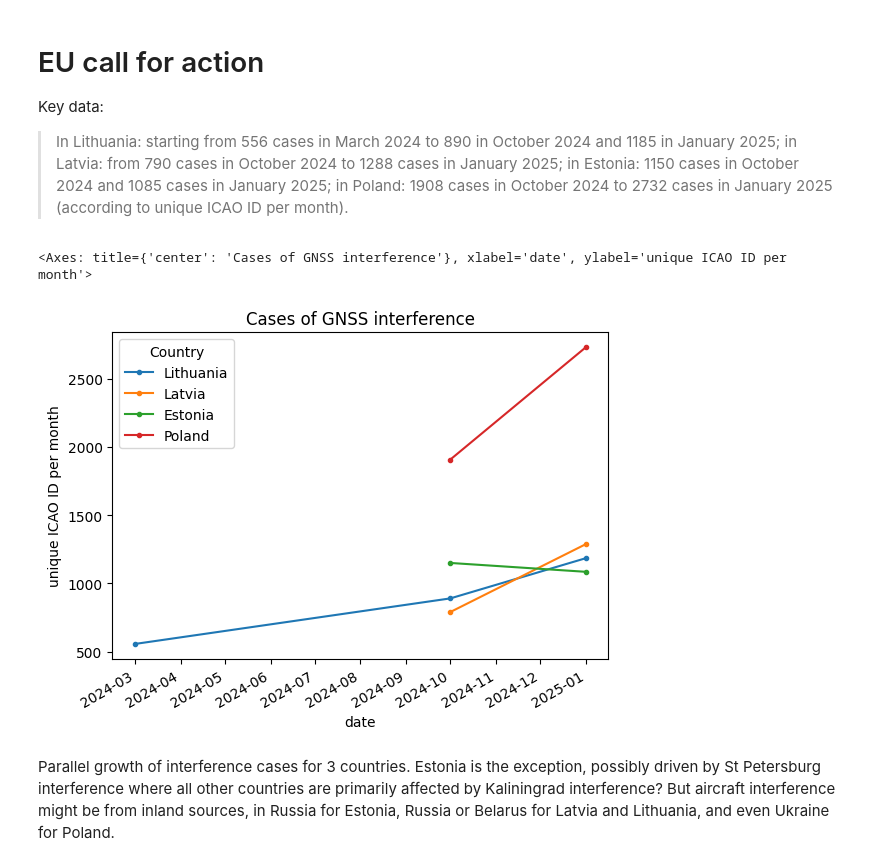
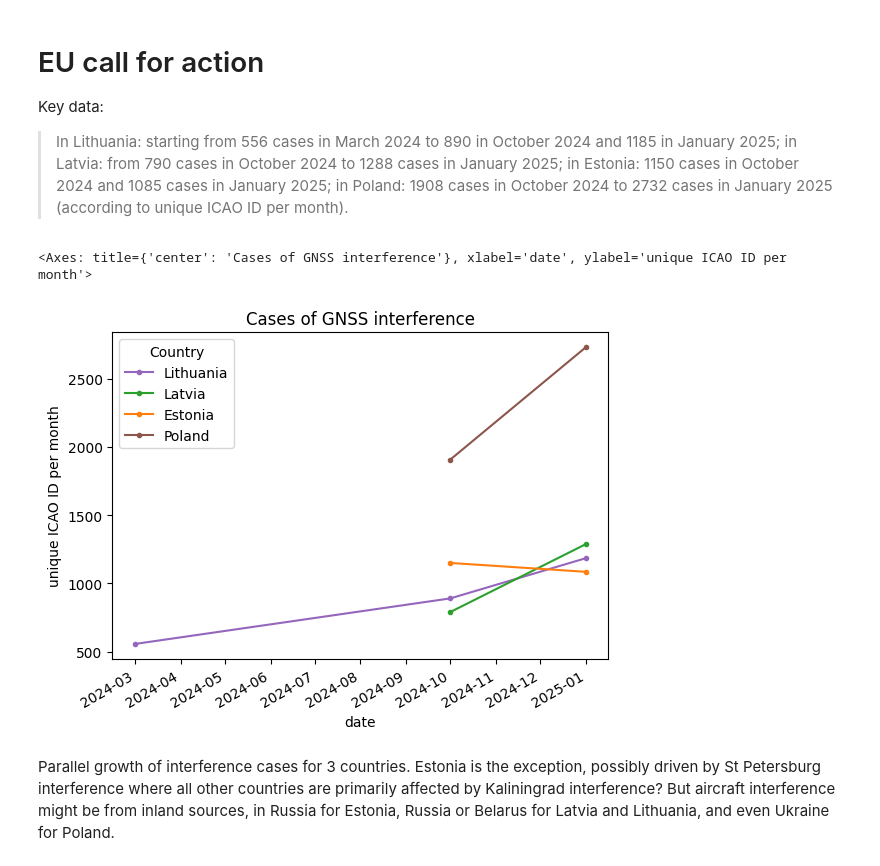
Before and after one commit to stelios-c/GPS_analysis, a Jupyter notebook: scandi_baltic/eu_call4action.ipynb, the cells around one changed output. Drawn from its saved outputs; the diff is of its cells as text; code cells hidden in the pictures.

```diff
--- a/scandi_baltic/eu_call4action.ipynb
+++ b/scandi_baltic/eu_call4action.ipynb
@@ -35,17 +35,17 @@ eu_call_data=pd.read_csv('eu_call_data.csv',)
 # %%
 (eu_call_data
     .set_index('Country').T
     .reset_index()
     .rename(columns={'index':'month_year'})
     .assign(
         date= lambda df: pd.to_datetime(df.month_year,format='%Y-%m-%d')
     )
     .set_index('date')
-    .plot(marker='.',ylabel='unique ICAO ID per month',title='Cases of GNSS interference')
+    .plot(marker='.',ylabel='unique ICAO ID per month',title='Cases of GNSS interference',color={'Lithuania':'tab:purple','Latvia':'tab:green','Estonia':'tab:orange','Poland':'tab:brown'})
 )
 # %% [output]
 <Axes: title={'center': 'Cases of GNSS interference'}, xlabel='date', ylabel='unique ICAO ID per month'>
-[figure, old version]
+[figure, new version]
 # %% [markdown]
 Parallel growth of interference cases for 3 countries. Estonia is the exception, possibly driven by St Petersburg interference where all other countries are primarily affected by Kaliningrad interference? But aircraft interference might be from inland sources, in Russia for Estonia, Russia or Belarus for Latvia and Lithuania, and even Ukraine for Poland.
 # %%
```
